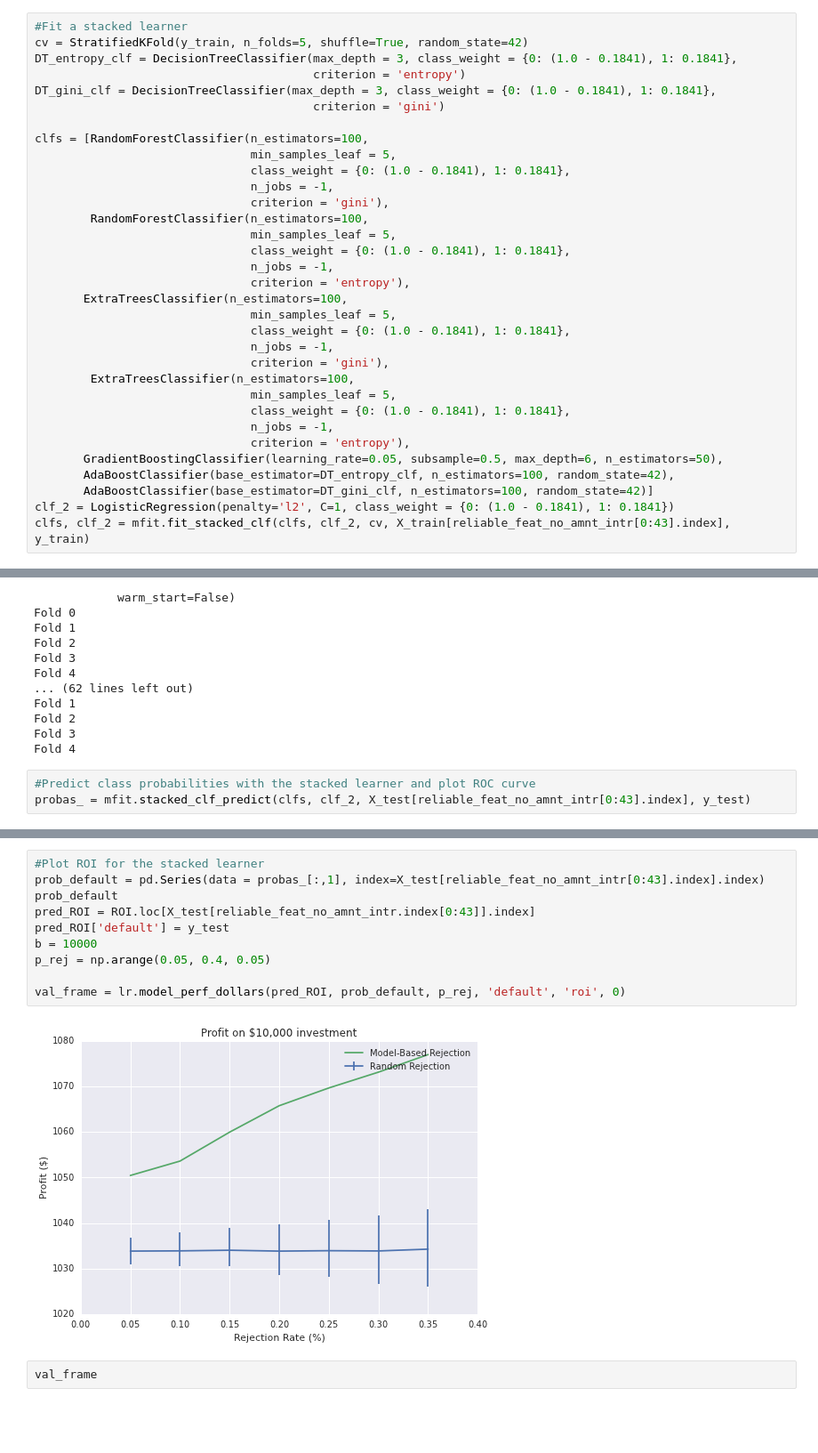
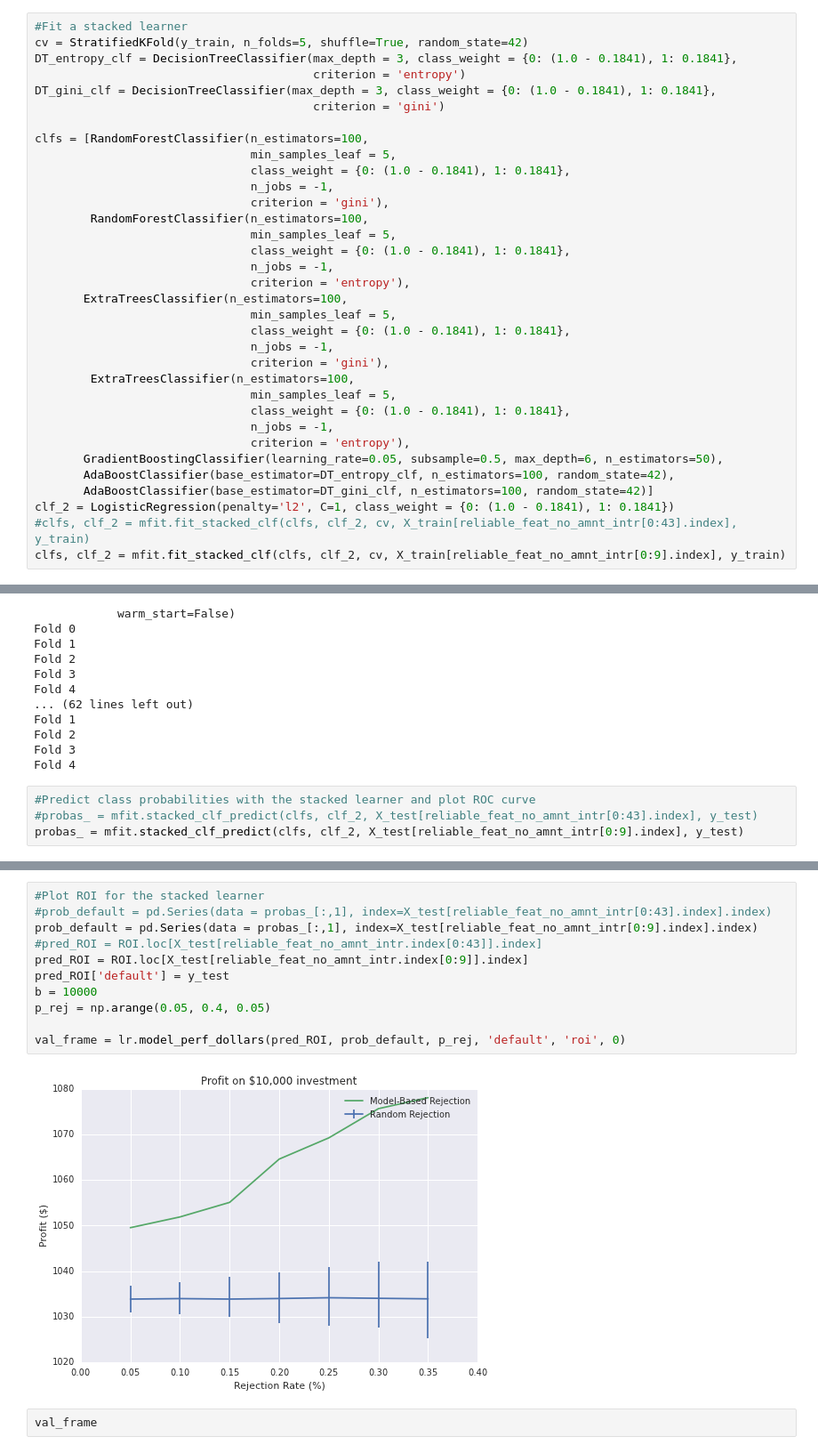
Before and after one commit to jsabrams/ds_workshop, a Jupyter notebook: capstone_project/model_performance.ipynb, the cells around one changed output, grey strips where cells are left out. Shown at 89% size. Cells and saved outputs as stored; diff of their text form; blank space fills up the shorter version.

```diff
--- a/capstone_project/model_performance.ipynb
+++ b/capstone_project/model_performance.ipynb
@@ -160,7 +161,8 @@ clfs = [RandomForestClassifier(n_estimators=100,
        AdaBoostClassifier(base_estimator=DT_entropy_clf, n_estimators=100, random_state=42),
        AdaBoostClassifier(base_estimator=DT_gini_clf, n_estimators=100, random_state=42)]
 clf_2 = LogisticRegression(penalty='l2', C=1, class_weight = {0: (1.0 - 0.1841), 1: 0.1841})
-clfs, clf_2 = mfit.fit_stacked_clf(clfs, clf_2, cv, X_train[reliable_feat_no_amnt_intr[0:43].index], y_train)
+#clfs, clf_2 = mfit.fit_stacked_clf(clfs, clf_2, cv, X_train[reliable_feat_no_amnt_intr[0:43].index], y_train)
+clfs, clf_2 = mfit.fit_stacked_clf(clfs, clf_2, cv, X_train[reliable_feat_no_amnt_intr[0:9].index], y_train)
 # %% [output]
 Training classifiers with cross-validation
 0 RandomForestClassifier(bootstrap=True, class_weight={0: 0.8159, 1: 0.1841},
@@ -181,7 +183,8 @@ Fold 3
 Fold 4
 # %%
 #Predict class probabilities with the stacked learner and plot ROC curve
-probas_ = mfit.stacked_clf_predict(clfs, clf_2, X_test[reliable_feat_no_amnt_intr[0:43].index], y_test)
+#probas_ = mfit.stacked_clf_predict(clfs, clf_2, X_test[reliable_feat_no_amnt_intr[0:43].index], y_test)
+probas_ = mfit.stacked_clf_predict(clfs, clf_2, X_test[reliable_feat_no_amnt_intr[0:9].index], y_test)
 # %% [output]
 Estimating probabilities for test set
 Classifier 0
@@ -195,15 +198,16 @@ Classifier 6
 # %%
 #Plot ROI for the stacked learner
-prob_default = pd.Series(data = probas_[:,1], index=X_test[reliable_feat_no_amnt_intr[0:43].index].index)
-prob_default
-pred_ROI = ROI.loc[X_test[reliable_feat_no_amnt_intr.index[0:43]].index]
+#prob_default = pd.Series(data = probas_[:,1], index=X_test[reliable_feat_no_amnt_intr[0:43].index].index)
+prob_default = pd.Series(data = probas_[:,1], index=X_test[reliable_feat_no_amnt_intr[0:9].index].index)
+#pred_ROI = ROI.loc[X_test[reliable_feat_no_amnt_intr.index[0:43]].index]
+pred_ROI = ROI.loc[X_test[reliable_feat_no_amnt_intr.index[0:9]].index]
 pred_ROI['default'] = y_test
 b = 10000
 p_rej = np.arange(0.05, 0.4, 0.05)
 
 val_frame = lr.model_perf_dollars(pred_ROI, prob_default, p_rej, 'default', 'roi', 0)
 # %% [output]
-[figure, old version]
+[figure, new version]
 # %%
 val_frame
 # %% [output]
```
Also changed, not shown: parts of 2 cells of this notebook, 1 other file.
